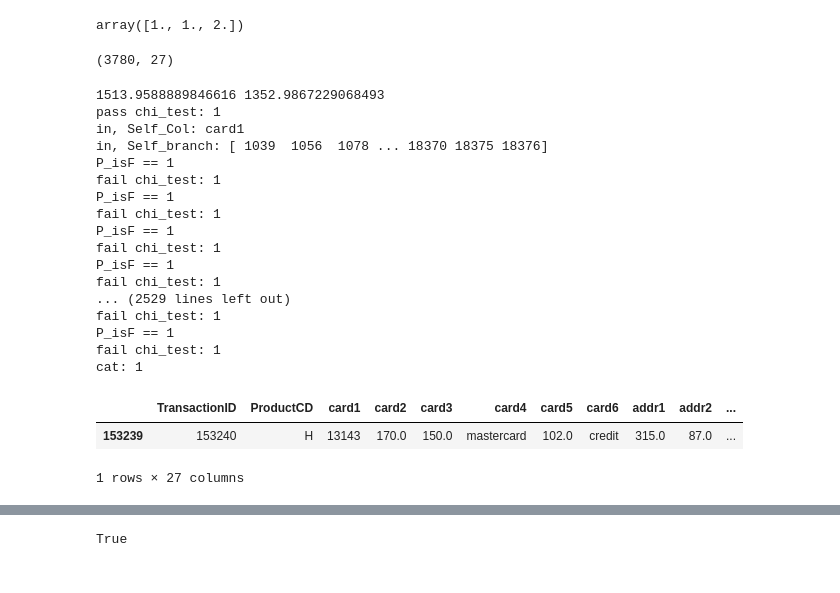
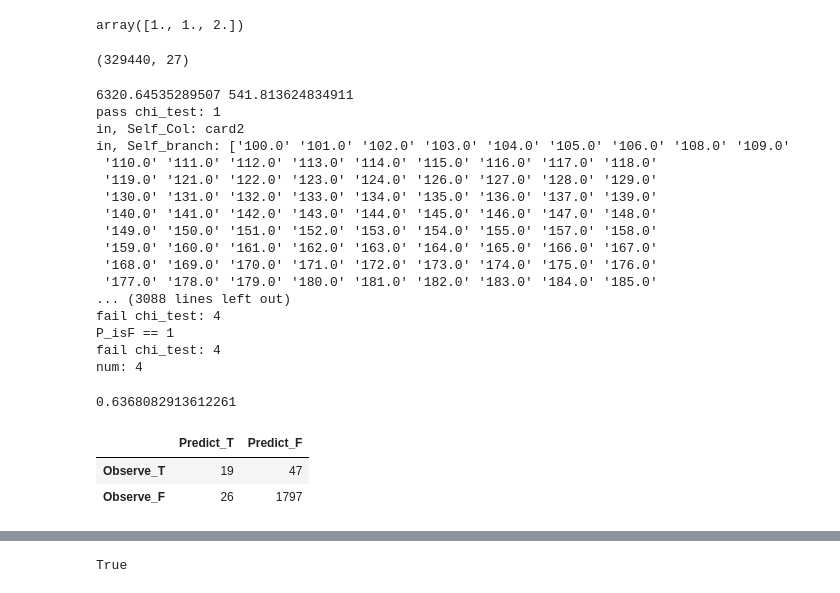
Before and after one commit to YinQingYuanQue/HM1_DT_CS529, a Jupyter notebook: HM1.ipynb, the cells around one changed output, grey strips where cells are left out. Saved outputs shown, nothing was run; the diff lists cells and outputs as text; code cells hidden in the pictures.

Commit message:
tree doen

```diff
--- a/HM1.ipynb
+++ b/HM1.ipynb
@@ -280,7 +290,7 @@ def Chi_test(Input_Dataframe, Split_feature, *Split_pts_Num):
       #print (Sub_P_isF)
       Sub_P_notF = 1-Sub_P_isF
       Chi_sq = Chi_sq + Sub_len * ((Sub_P_isF - P_isF)**2/P_isF + (Sub_P_notF - P_notF)**2/P_notF)
-    Chi_basic = chi2.ppf(1 - alpha, Degree_Freedom)
+    Chi_basic = chi2.ppf(1 - alpha, Degree_Freedom) - 5
 
   elif Split_feature in Numeric_features:
     Degree_Freedom = 1*1
@@ -292,7 +302,7 @@ def Chi_test(Input_Dataframe, Split_feature, *Split_pts_Num):
     tmp_Input_Dataframe.loc[tmp_Input_Dataframe[Split_feature] <= Split_pts_Num,'Num_Cat'] = 0
     tmp_Input_Dataframe.loc[tmp_Input_Dataframe[Split_feature] > Split_pts_Num,'Num_Cat'] = 1
     Chi_sq = Chi_test(tmp_Input_Dataframe,'Num_Cat')
-    Chi_basic = chi2.ppf(1 - alpha, Degree_Freedom)
+    Chi_basic = chi2.ppf(1 - alpha, Degree_Freedom) - 5
 
   if Split_feature != 'Num_Cat':
     if Chi_sq > Chi_basic:
@@ -490,50 +500,43 @@ aa
 # %% [output]
 array([1., 1., 2.])
 # %%
-train = train.sample(frac = 1)
-positive = train[train['isFraud'] == 1]
-negative = train[train['isFraud'] == 0]
+train_filter = train_filter.sample(frac = 1)
+positive = train_filter[train_filter['isFraud'] == 1]
+negative = train_filter[train_filter['isFraud'] == 0]
 pos_size = positive.shape
 neg_size = negative.shape
 
-test_positive = positive[0:int(pos_size[0]*0.002)]
-test_negative = negative[0:int(neg_size[0]*0.002)]
+test_positive = positive[0:int(pos_size[0]*0.2)]
+test_negative = negative[0:int(neg_size[0]*0.2)]
 
-train_positive = positive[int(pos_size[0]*0.002):int(pos_size[0]/100)]
-train_negative = negative[int(neg_size[0]*0.002):int(neg_size[0]/100)]
+train_positive = positive[int(pos_size[0]*0.2):int(pos_size[0])]
+train_negative = negative[int(neg_size[0]*0.2):int(neg_size[0])]
 
 exp_train = pd.concat([train_positive, train_negative])
 exp_test = pd.concat([test_positive, test_negative])
 
 exp_train.shape
 # %% [output]
-(3780, 27)
+(329440, 27)
 # %%
 #IG_methods = 'Gini'/ 'Entropy' / 'MisEr'
-tree_node = build_DT(exp_train, IG_methods = 'MisEr')
+tree_node = build_DT(exp_train, IG_methods = 'Gini')
 a = tree_node.get_child()
 # %% [output]
-1513.9588889846616 1352.9867229068493
+6320.64535289507 541.813624834911
 pass chi_test: 1
-in, Self_Col: card1
-in, Self_branch: [ 1039  1056  1078 ... 18370 18375 18376]
+in, Self_Col: card2
+in, Self_branch: ['100.0' '101.0' '102.0' '103.0' '104.0' '105.0' '106.0' '108.0' '109.0'
+ '110.0' '111.0' '112.0' '113.0' '114.0' '115.0' '116.0' '117.0' '118.0'
+ '119.0' '121.0' '122.0' '123.0' '124.0' '126.0' '127.0' '128.0' '129.0'
+ '130.0' '131.0' '132.0' '133.0' '134.0' '135.0' '136.0' '137.0' '139.0'
+ '140.0' '141.0' '142.0' '143.0' '144.0' '145.0' '146.0' '147.0' '148.0'
+ '149.0' '150.0' '151.0' '152.0' '153.0' '154.0' '155.0' '157.0' '158.0'
+ '159.0' '160.0' '161.0' '162.0' '163.0' '164.0' '165.0' '166.0' '167.0'
+ '168.0' '169.0' '170.0' '171.0' '172.0' '173.0' '174.0' '175.0' '176.0'
+ '177.0' '178.0' '179.0' '180.0' '181.0' '182.0' '183.0' '184.0' '185.0'
+... (3088 lines left out)
+fail chi_test: 4
 P_isF == 1
-fail chi_test: 1
-P_isF == 1
-fail chi_test: 1
-P_isF == 1
-fail chi_test: 1
-P_isF == 1
-fail chi_test: 1
-... (2529 lines left out)
-fail chi_test: 1
-P_isF == 1
-fail chi_test: 1
-cat: 1
+fail chi_test: 4
+num: 4
-# %%
-#tmp_dataframe['ProductCD'] = 1
-tmp_dataframe
-# %% [output]
-|  | TransactionID | ProductCD | card1 | card2 | card3 | card4 | card5 | card6 | addr1 | addr2 | ... |
-| 153239 | 153240 | H | 13143 | 170.0 | 150.0 | mastercard | 102.0 | credit | 315.0 | 87.0 | ... |
-1 rows × 27 columns
@@ -539,0 +557,21 @@ tmp_dataframe
+# %%
+Confuse_Matrix = pd.DataFrame(0,columns = ['Predict_T','Predict_F'],index= ['Observe_T','Observe_F'])
+for i in range(len(predict)):
+    if predict[i] == 1 and observe.iloc[i] == 1:
+        Confuse_Matrix.loc['Observe_T','Predict_T'] = Confuse_Matrix.loc['Observe_T','Predict_T'] + 1
+    elif predict[i] == 1 and observe.iloc[i] == 0:
+        Confuse_Matrix.loc['Observe_F','Predict_T'] = Confuse_Matrix.loc['Observe_F','Predict_T'] + 1
+    elif predict[i] == 0 and observe.iloc[i] == 1:
+        Confuse_Matrix.loc['Observe_T','Predict_F'] = Confuse_Matrix.loc['Observe_T','Predict_F'] + 1
+    elif predict[i] == 0 and observe.iloc[i] == 0:
+        Confuse_Matrix.loc['Observe_F','Predict_F'] = Confuse_Matrix.loc['Observe_F','Predict_F'] + 1
+Recall_P = Confuse_Matrix.loc['Observe_T','Predict_T'] / sum(Confuse_Matrix.loc['Observe_T'])
+Recall_F = Confuse_Matrix.loc['Observe_F','Predict_F'] / sum(Confuse_Matrix.loc['Observe_F'])
+Balanced_Acc = (Recall_P + Recall_F)/2
+print(Balanced_Acc)
+Confuse_Matrix
+# %% [output]
+0.6368082913612261
+|  | Predict_T | Predict_F |
+| Observe_T | 19 | 47 |
+| Observe_F | 26 | 1797 |
```
Also changed, not shown: parts of 11 cells of this notebook, 1 other file.
